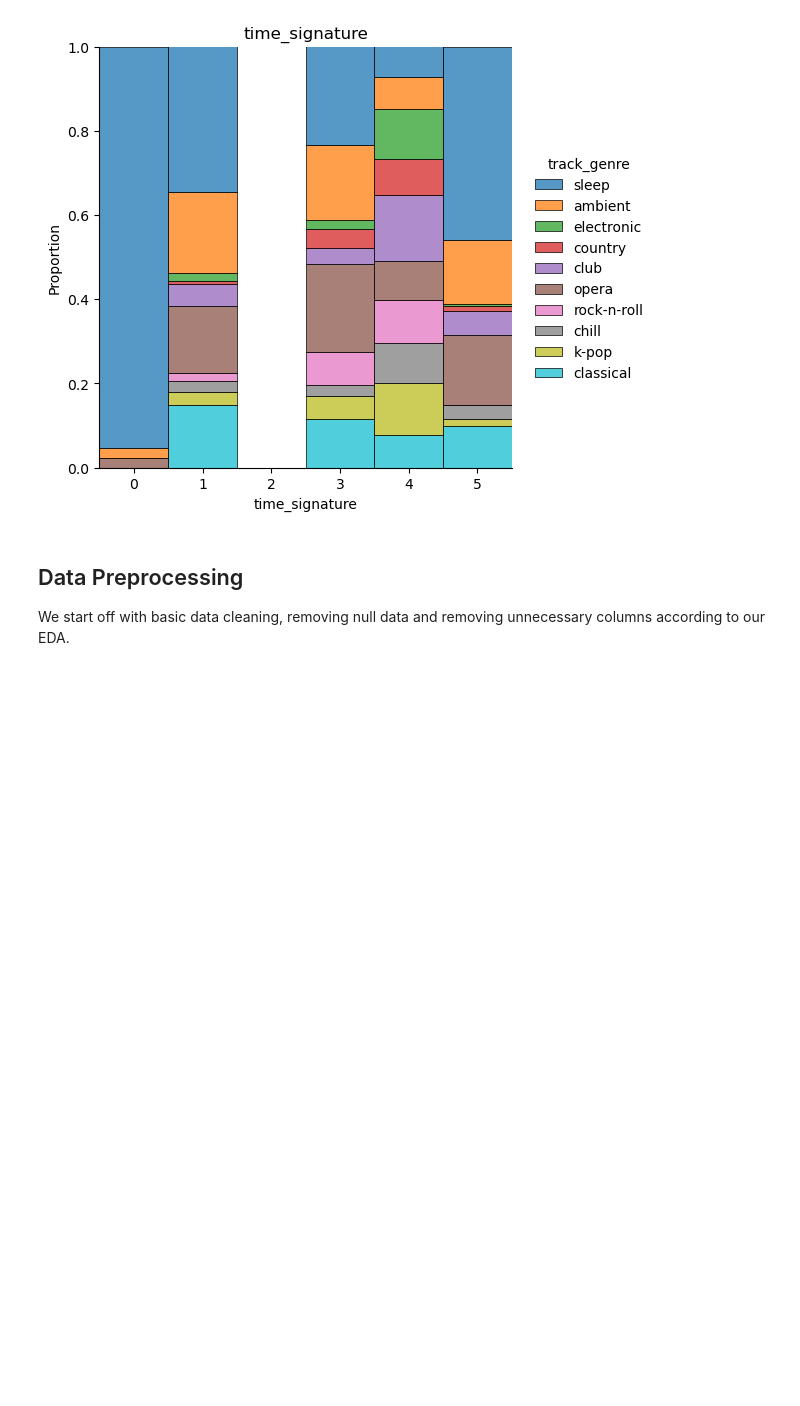
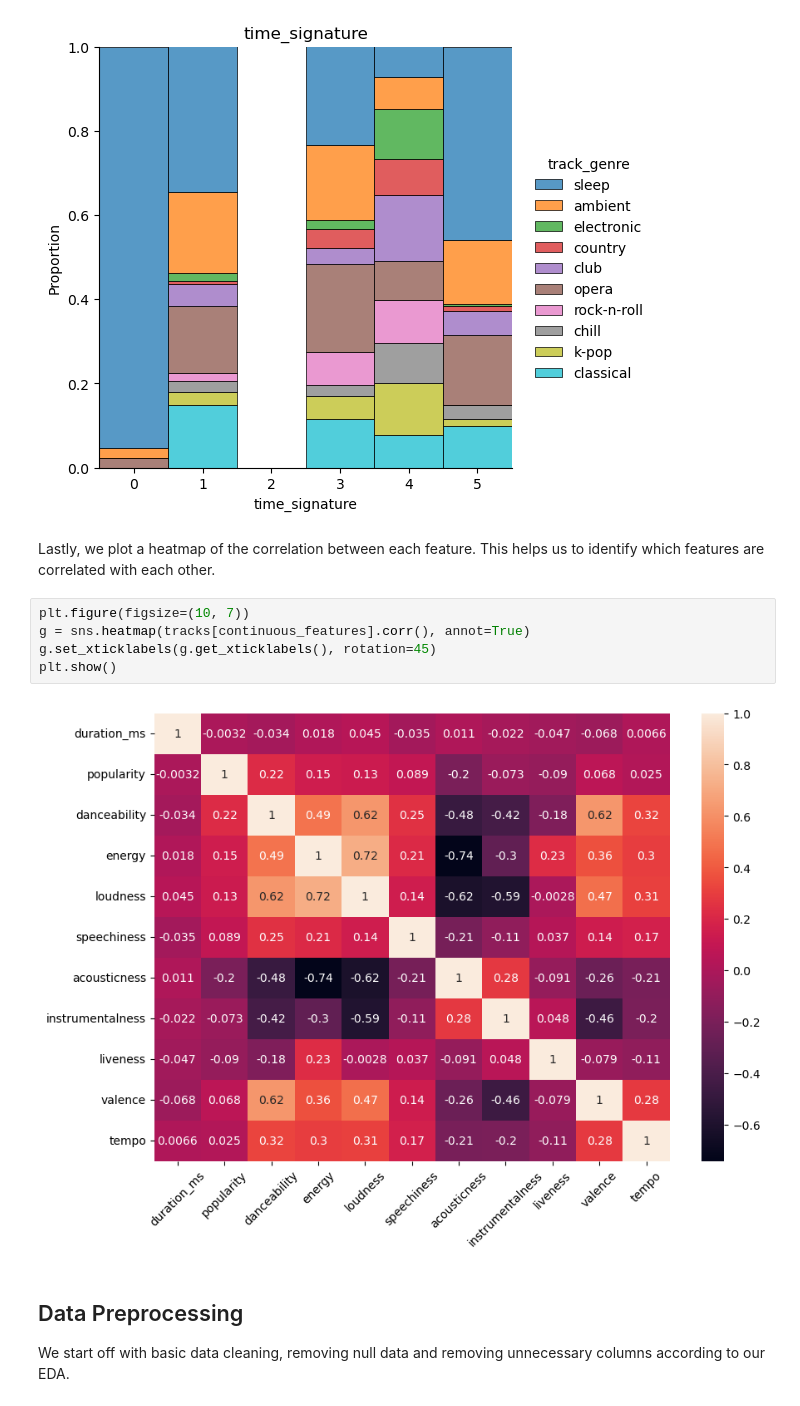
Before and after one commit to KohGeek/SpotifyDataAnalysis, a Jupyter notebook: newSpotifyDataAnalysis.ipynb, the cells around one changed output. Drawn from its saved outputs; the diff is of its cells as text; blank space fills up the shorter version.

```diff
--- a/newSpotifyDataAnalysis.ipynb
+++ b/newSpotifyDataAnalysis.ipynb
@@ -271,6 +270,15 @@ for feature in discrete_features:
 [figure]
 [figure]
 [figure]
+# %% [markdown]
+Lastly, we plot a heatmap of the correlation between each feature. This helps us to identify which features are correlated with each other.
+# %%
+plt.figure(figsize=(10, 7))
+g = sns.heatmap(tracks[continuous_features].corr(), annot=True)
+g.set_xticklabels(g.get_xticklabels(), rotation=45)
+plt.show()
+# %% [output]
+[figure, added]
 # %% [markdown]
 ## Data Preprocessing <a class="anchor" id="data-cleaning"></a>
 
```
Also changed, not shown: parts of 1 cell of this notebook.
